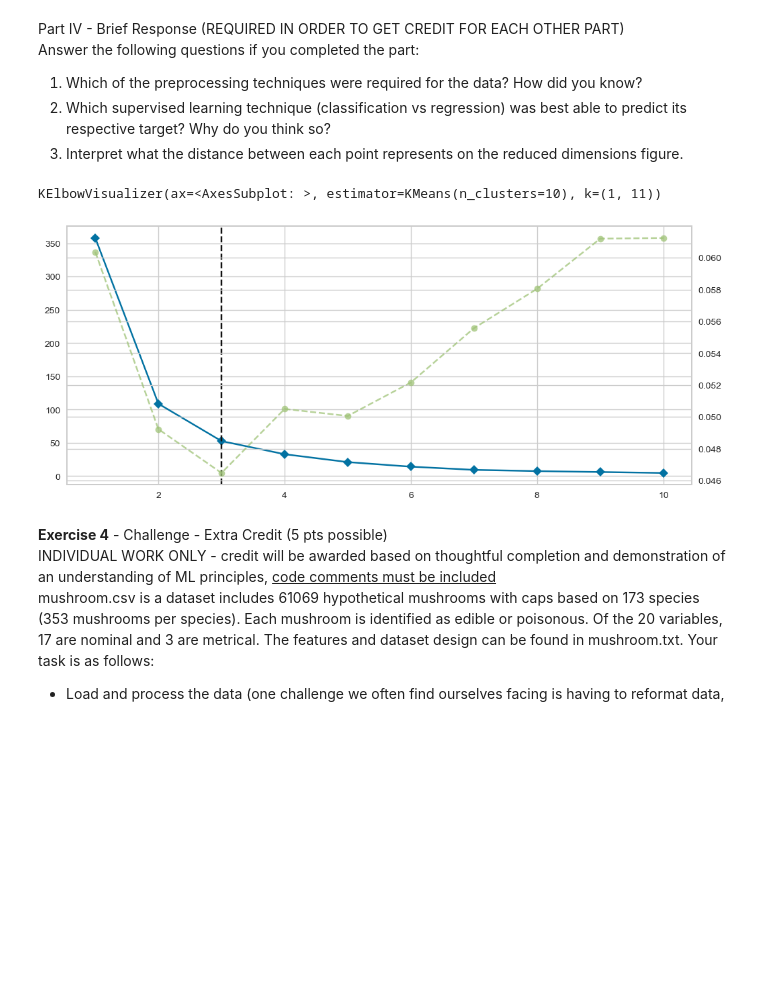
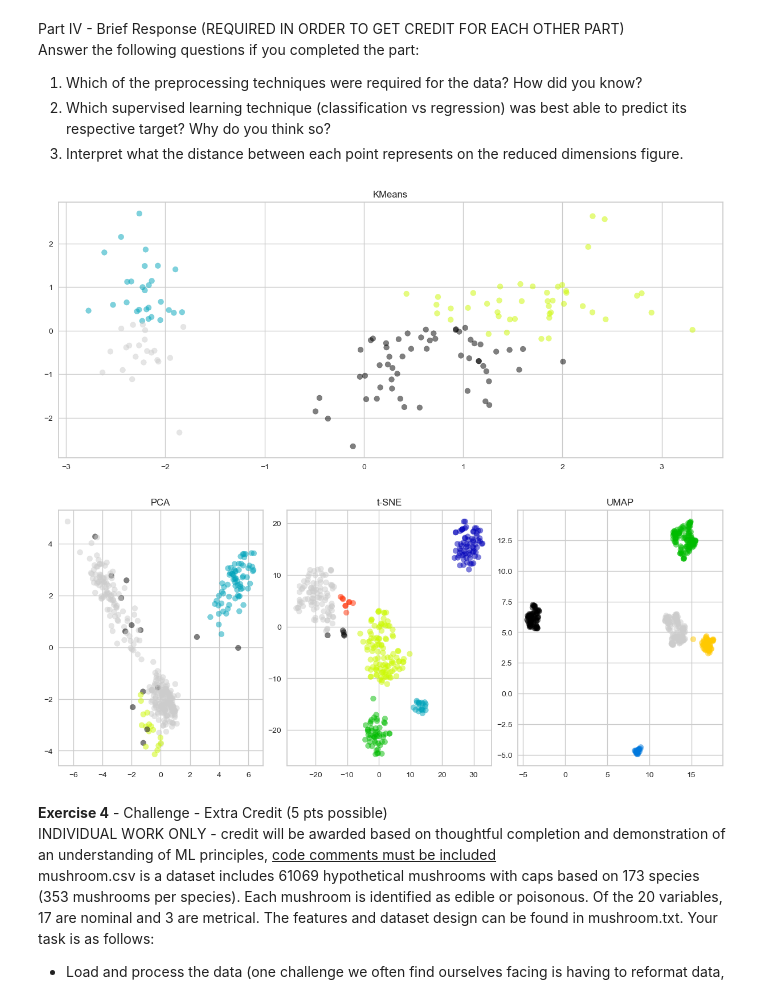
Before and after one commit to sankalptm/qbio_490_sankalp, a Jupyter notebook: week11_python_applications/Intro_to_Machine_Learning.ipynb, the cells around one changed output. Drawn from its saved outputs; the diff is of its cells as text; code cells hidden in the pictures; blank space fills up the shorter version.

```diff
--- a/week11_python_applications/Intro_to_Machine_Learning.ipynb
+++ b/week11_python_applications/Intro_to_Machine_Learning.ipynb
@@ -590,9 +590,6 @@ plt.scatter(embedding[:, 0], embedding[:, 1], color='purple')
 from sklearn.cluster import KMeans
 from yellowbrick.cluster import KElbowVisualizer
 
-#visualizer = KElbowVisualizer(FILL IN HERE)
-#visualizer.fit(FILL IN HERE)
-
-visualizer = KElbowVisualizer(KMeans(), k=(1,11))
+visualizer = KElbowVisualizer(KMeans(), k=(1,15))
 visualizer.fit(scaled_data)
 # %% [output]
@@ -643,15 +640,14 @@ from umap import UMAP
 import warnings
 warnings.filterwarnings('ignore')
 
-dermatology = pd.read_csv("/Users/sankalpm/Documents/QBIO_490_sp23/qbio_490_sankalp/week11_python_applications/dermatology.csv", header=None)
-dermatology_data = dermatology.loc[:, 33]
-dermatology_target = dermatology.iloc[:, 34]
+df = pd.read_csv(r'/Users/sankalpm/Documents/QBIO_490_sp23/qbio_490_sankalp/week11_python_applications/dermatology.csv')
 
-dermatology_data = dermatology_data.loc[dermatology_data != '?']
-dermatology_target = dermatology_data.loc[dermatology_data != '?']
 
-scaler = StandardScaler()
-scaled_data = scaler.fit_transform(dermatology_data.values.reshape(-1,1))
+
+df_train = df.iloc[:,:33]
+df_target = df.iloc[:,34]
+
+scaled_df = scaler.fit_transform(df_train)
 # %% [markdown]
 Part II - Supervised Learning (2 pt)
 1. Create a train-test split with an appropriate split-ratio
@@ -736,12 +798,49 @@ Answer the following questions if you completed the part:
 2. Which supervised learning technique (classification vs regression) was best able to predict its respective target? Why do you think so?
 3. Interpret what the distance between each point represents on the reduced dimensions figure.
 # %%
-# answer questions here
-visualizer = KElbowVisualizer(KMeans(), k=(1,11))
-visualizer.fit(scaled_data)
+fig, axs = plt.subplots(1, 1, constrained_layout=True)
+plt.rcParams['figure.figsize'] = [12, 5]
+
+
+reducer = PCA() # arbitrary for this demo
+embedding = reducer.fit_transform(scaled_data)
+x_vals = embedding[:, 0]
+y_vals = embedding[:, 1]
+
+
+cluster_models = [KMeans(n_clusters=4)]
+
+labels = cluster_models[0].fit_predict(embedding)
+
+axs.scatter(x_vals, y_vals, c=labels, cmap='nipy_spectral', alpha=0.5)
+axs.set_title("KMeans")
+
+
+
+plt.rcParams['figure.figsize'] = [12, 5]
+
+
+cluster_model = HDBSCAN()
+
+reducers = [
+    PCA(),
+    TSNE(),
+    UMAP()
+]
+reducers_names = ['PCA', 't-SNE', 'UMAP']
+
+fig, axs = plt.subplots(1, 3, constrained_layout=True)
+
+for i in range(3):
+    embedding = reducers[i].fit_transform(scaled_df)
+    x_vals = embedding[:, 0]
+    y_vals = embedding[:, 1]
+    labels = cluster_model.fit_predict(embedding)
+    axs[i].scatter(x_vals, y_vals, c=labels, cmap='nipy_spectral', alpha=0.5)
+    axs[i].set_title(reducers_names[i])
 # %% [output]
-KElbowVisualizer(ax=<AxesSubplot: >, estimator=KMeans(n_clusters=10), k=(1, 11))
-[figure, old version]
+[figure, new version]
+[figure, added]
 # %% [markdown]
 **Exercise 4** - Challenge - Extra Credit (5 pts possible) <br>
 </br>
```
Also changed, not shown: parts of 10 cells of this notebook.
